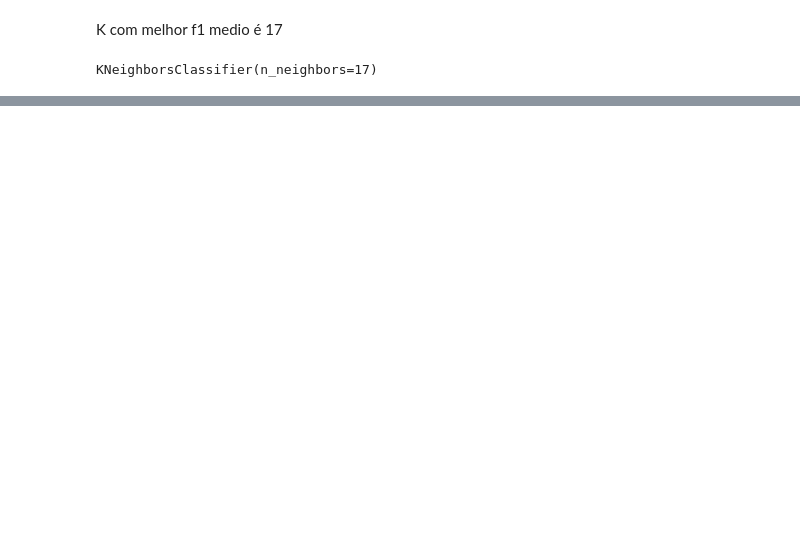
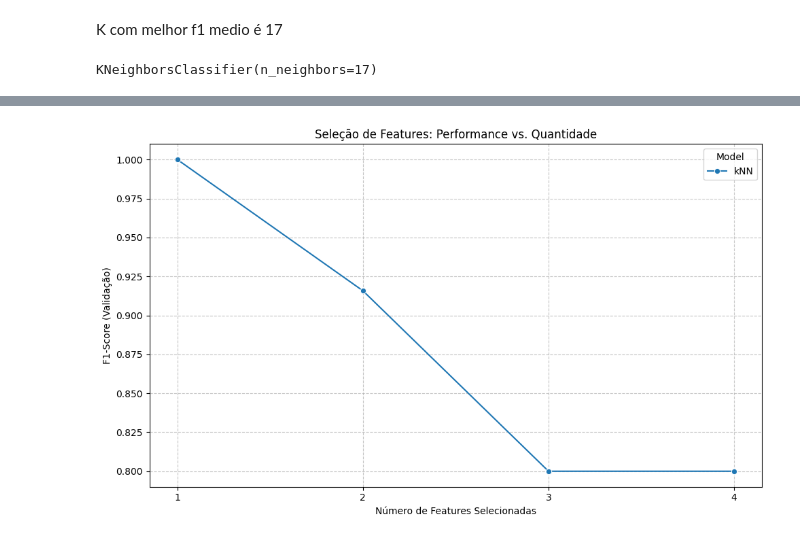
Before and after one commit to andreferraria453/tcdtp1, a Jupyter notebook: exercises/b_ex2.ipynb, the cells around one changed output, grey strips where cells are left out. Drawn from its saved outputs; the diff is of its cells as text; code cells hidden in the pictures; blank space fills up the shorter version.

```diff
--- a/exercises/b_ex2.ipynb
+++ b/exercises/b_ex2.ipynb
@@ -591,0 +619,10 @@ KNeighborsClassifier(n_neighbors=17)
+# %%
+models = {
+    "kNN": KNeighborsClassifier()
+}
+model_parameters = {
+    "kNN": {"n_neighbors": list(range(1, 16, 2))}###até 15
+}
+exp = Experiment(X_reduced, y_reduced, models, model_parameters)
+display(Markdown("### Exercise 2.5"))
+experiment_results=exp.run_tvt_with_feature_selection(val_size=0.3, test_size=0.3)
@@ -591,0 +648,45 @@ KNeighborsClassifier(n_neighbors=17)
+# %%
+import matplotlib.pyplot as plt
+import pandas as pd
+import seaborn as sns
+import matplotlib.ticker as ticker
+
+# 1. Extrair os dados da nova estrutura
+dados_features = []
+for entry in experiment_results:
+    # Iterar diretamente sobre a lista de validação
+    for val in entry['feature_selection_steps']:
+        dados_features.append({
+            'Model': val['model'],
+            'k_Features': val['k_features'],
+            'Validation_F1': val['F1']
+        })
+
+# 2. Criar o DataFrame
+df_features = pd.DataFrame(dados_features)
+
+# 3. Gerar o Gráfico
+plt.figure(figsize=(10, 6))
+
+sns.lineplot(
+    data=df_features,
+    x='k_Features',
+    y='Validation_F1',
+    hue='Model',       # Cor por modelo
+    style='Model',     # Estilo de linha por modelo
+    markers=True,
+    dashes=False
+)
+
+plt.title('Seleção de Features: Performance vs. Quantidade')
+plt.xlabel('Número de Features Selecionadas')
+plt.ylabel('F1-Score (Validação)')
+plt.grid(True, linestyle='--', alpha=0.7)
+
+# Forçar o eixo X a mostrar apenas números inteiros (1, 2, 3...)
+plt.gca().xaxis.set_major_locator(ticker.MaxNLocator(integer=True))
+
+plt.tight_layout()
+plt.show()
+# %% [output]
+[figure, added]
```
Also changed, not shown: parts of 8 cells of this notebook, 4 other files.
